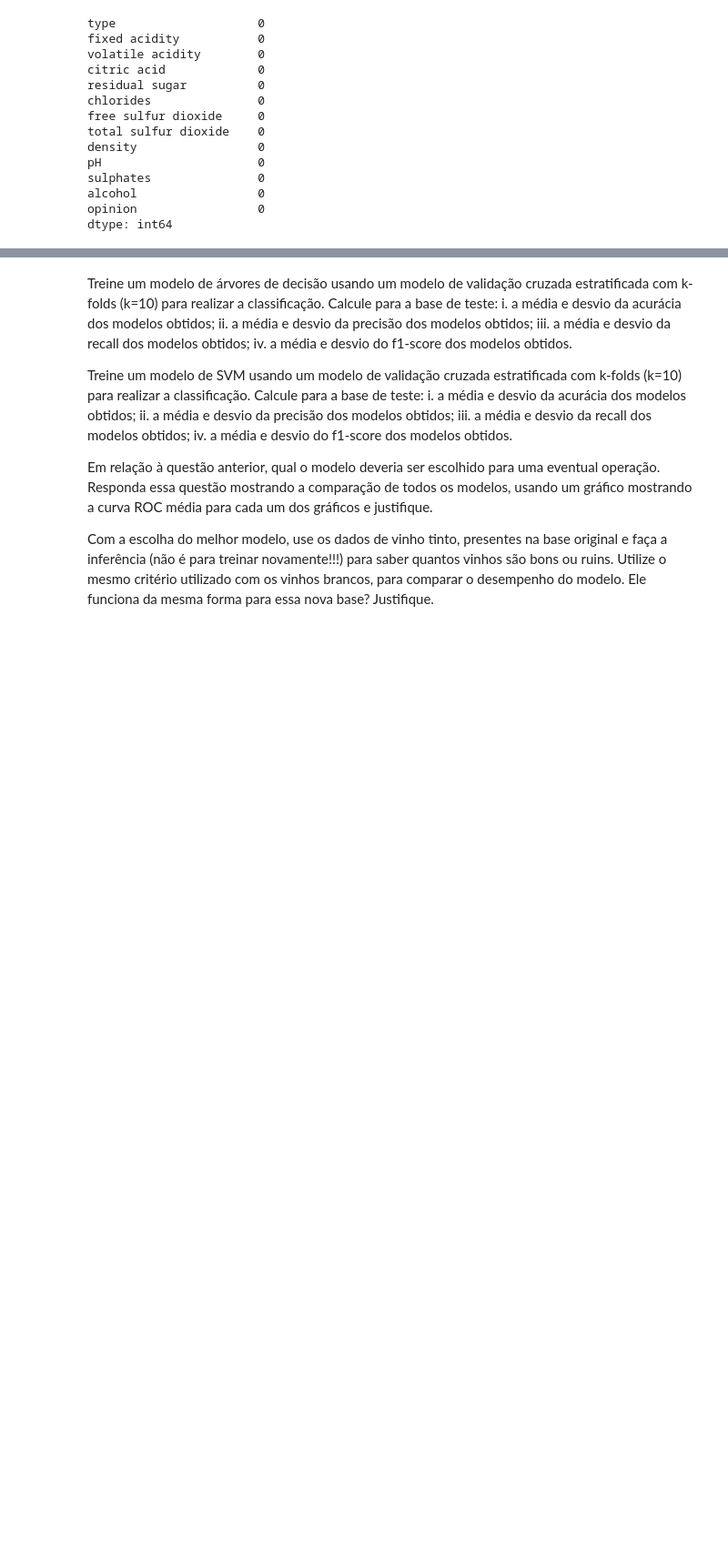
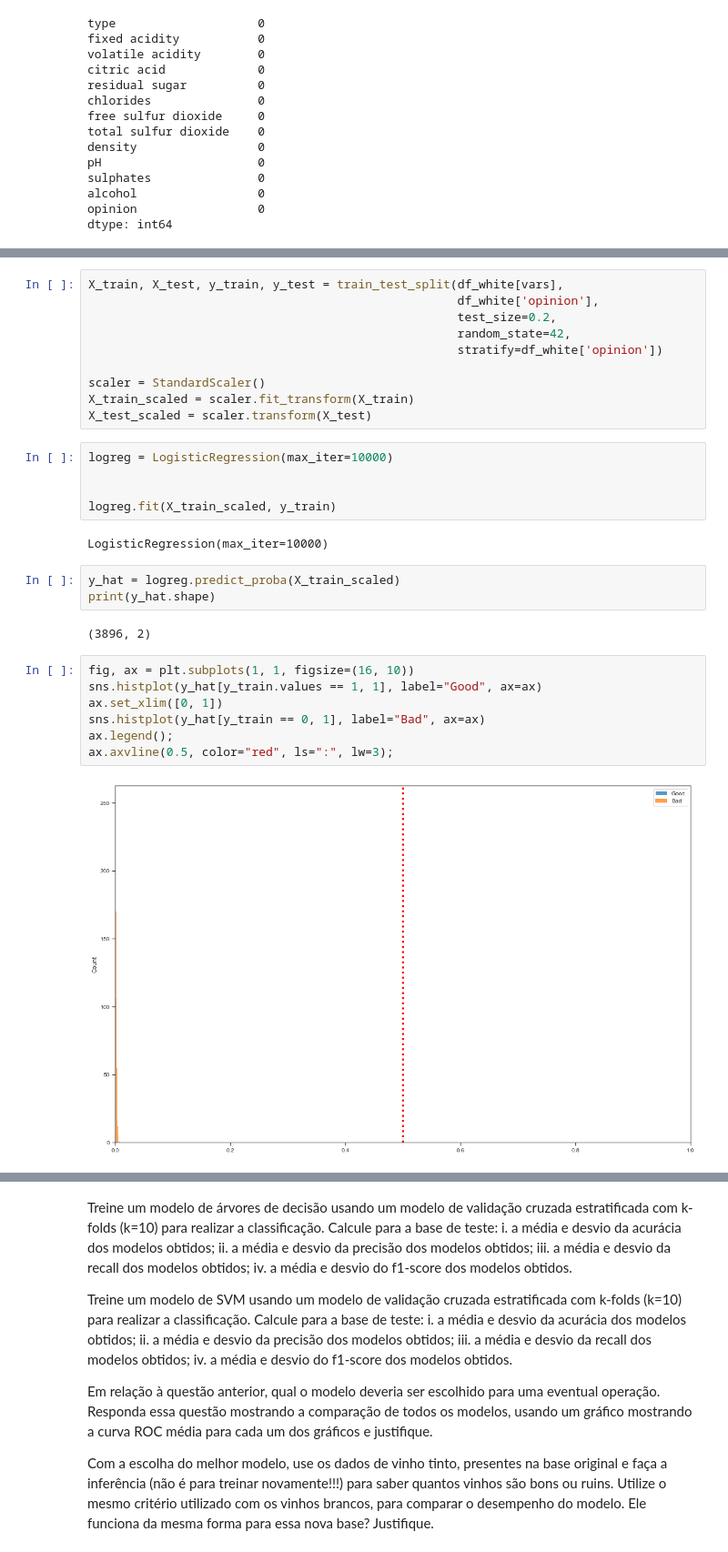
Before and after one commit to FabioRochaPoeta/wine-case, a Jupyter notebook: analisando-db-vinho-branco.ipynb, the cells around one changed output, grey strips where cells are left out. Shown at 91% size. Saved outputs shown, nothing was run; the diff lists cells and outputs as text; blank space fills up the shorter version.

```diff
--- a/analisando-db-vinho-branco.ipynb
+++ b/analisando-db-vinho-branco.ipynb
@@ -243,0 +308,31 @@ df_white.reset_index(inplace=True)
+# %%
+X_train, X_test, y_train, y_test = train_test_split(df_white[vars],
+                                                    df_white['opinion'],
+                                                    test_size=0.2,
+                                                    random_state=42,
+                                                    stratify=df_white['opinion'])
+
+scaler = StandardScaler()
+X_train_scaled = scaler.fit_transform(X_train)
+X_test_scaled = scaler.transform(X_test)
+# %%
+logreg = LogisticRegression(max_iter=10000)
+
+
+logreg.fit(X_train_scaled, y_train)
+# %% [output]
+LogisticRegression(max_iter=10000)
+# %%
+y_hat = logreg.predict_proba(X_train_scaled)
+print(y_hat.shape)
+# %% [output]
+(3896, 2)
+# %%
+fig, ax = plt.subplots(1, 1, figsize=(16, 10))
+sns.histplot(y_hat[y_train.values == 1, 1], label="Good", ax=ax)
+ax.set_xlim([0, 1])
+sns.histplot(y_hat[y_train == 0, 1], label="Bad", ax=ax)
+ax.legend();
+ax.axvline(0.5, color="red", ls=":", lw=3);
+# %% [output]
+[figure, added]
```
Also changed, not shown: parts of 13 cells of this notebook.
